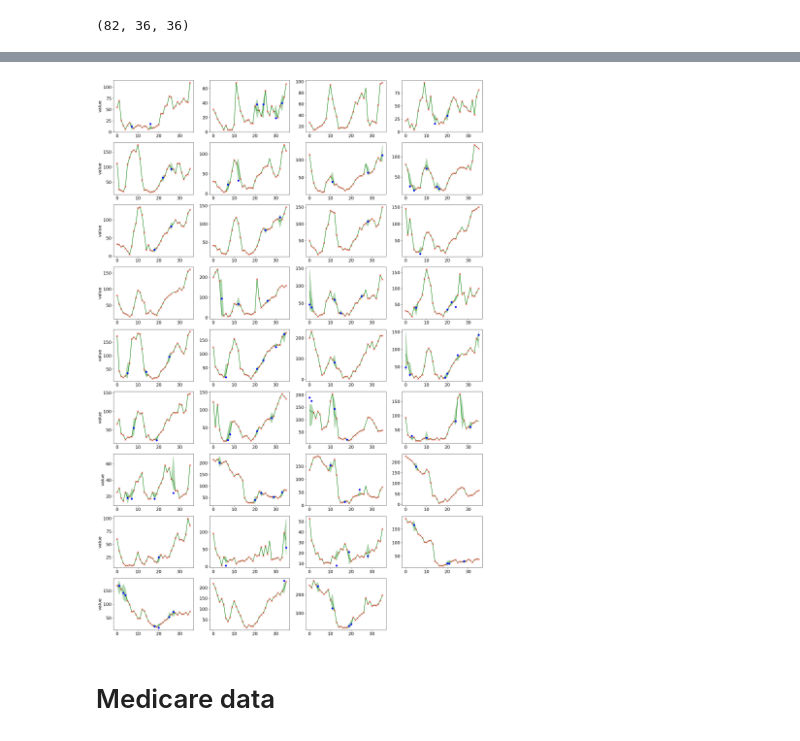
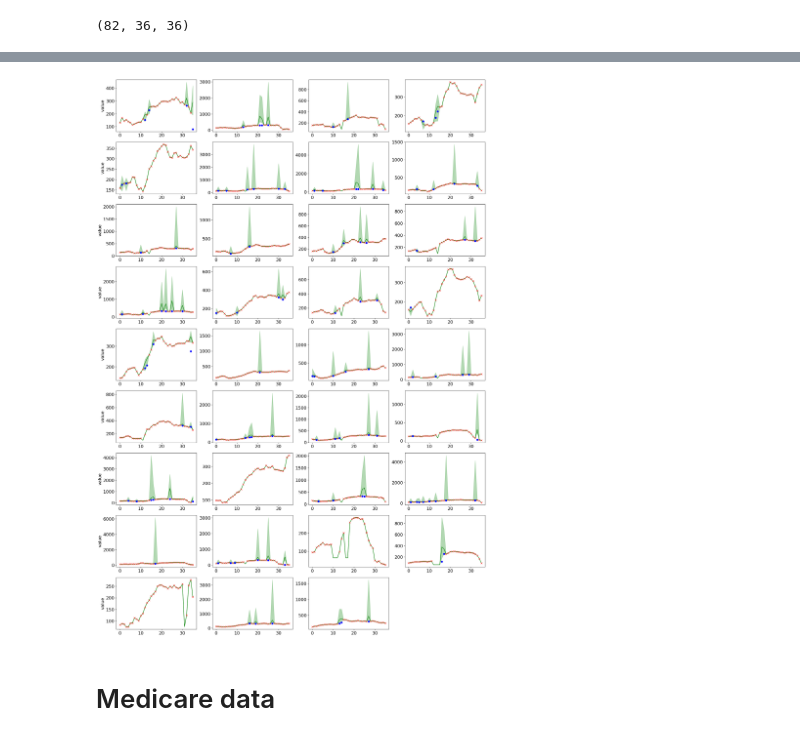
Before and after one commit to F4rbod/CausalDiff, a Jupyter notebook: model_final.ipynb, the cells around one changed output, grey strips where cells are left out. Cells and saved outputs as stored; diff of their text form; code cells hidden in the pictures.

```diff
--- a/model_final.ipynb
+++ b/model_final.ipynb
@@ -1106,14 +1476,17 @@ print(len(data_loader_validation))
 # %%
 diffusion_imputer = diffusion_imputation(emb_dim = 128,
                                          strategy='random',
-                                         num_residual_layers=4,
-                                         missing_prp= 0.1,
+                                         #last_n_time = 1,
+                                         num_residual_layers=1,
+                                         missing_prp= 0.3,
                                          diffusion_steps= 50,
                                          diffusion_beta_schedule= "quadratic",
-                                         num_heads=8,
-                                         ff_dim=1024,
-                                         num_cells = 2,
+                                         num_heads=4,
+                                         kernel_size=(3, 3),
+                                         ff_dim=512,
+                                         num_cells = 1,
                                          dropout=0.0,
+                                         method="rsa_csdi",  # csdi, csdi_moded_transformer, rsa, rsa_moded_transformer, moded_transformer_alone, rsa_csdi, rsa_csdi_moded_transformer
                                          device="cuda")
 
 # data = torch.ones((10,10,10)).to("cuda")
@@ -1142,7 +1511,7 @@ KeyboardInterrupt:
 # %% [markdown]
 # Evaluation for random imputation
 # %%
-diffusion_imputer = torch.load("/work/postresearch/Shared/Projects/Farbod/diffusion_imputer_27.pt")
+#diffusion_imputer = torch.load("/work/postresearch/Shared/Projects/Farbod/diffusion_imputer_27.pt")
 # %%
 num_batch_test = 82
 data_loaders = get_dataloader(num_batch_test, "cuda")
@@ -1155,10 +1524,14 @@ prp = 0.1
 
 for i, batch in enumerate(data_loader_test):
     test_data = batch["observed_data"]
+    observed_mask = batch["observed_mask"]
 
-imputation_mask = torch.zeros_like(test_data)
-random_mask = torch.rand_like(test_data)
-imputation_mask[random_mask <= prp] = 1
+# imputation_mask = torch.zeros_like(test_data)
+# random_mask = torch.rand_like(test_data)
+# imputation_mask[random_mask <= prp] = 1
+imputation_mask = diffusion_imputation.get_mask(
+    diffusion_imputer, test_data, "random", missing_prp=0.1)
+imputation_mask = imputation_mask * observed_mask
 
 """imputation_indices = np.arange(test_data.shape[1]-1, int((1-prp)*test_data.shape[1])-1, -1)
 imputation_mask = torch.zeros_like(test_data)
@@ -1176,5 +1549,5 @@ tensor(9679)
 # %%
-sample_number = 100
+sample_number = 20
 samples = []
 for i in range(sample_number):
     samples.append(diffusion_imputer.eval(test_data.to("cuda"), imputation_mask.to("cuda")))
@@ -1272,33 +1638,33 @@ print(CRPS)
 # %%
 L = test_data.shape[1]
 K = test_data.shape[2]
 
 ###airquality###
-dataind = 0 #change to visualize a different sample in the batch
+dataind = 10 #change to visualize a different sample in the batch
 
 plt.rcParams["font.size"] = 16
 fig, axes = plt.subplots(nrows=9, ncols=4,figsize=(24.0, 36.0))
 fig.delaxes(axes[-1][-1])
 
 for k in range(K):
     df = pd.DataFrame({"x":np.arange(0,L), "val":denormed_data[dataind,:,k], "y":eval_points[dataind,:,k]})
     df = df[df.y != 0]
     df2 = pd.DataFrame({"x":np.arange(0,L), "val":denormed_data[dataind,:,k], "y":given_points[dataind,:,k]})
     df2 = df2[df2.y != 0]
     row = k // 4
     col = k % 4
     #axes[row][col].plot(imputation_indices, quantiles_imp[2][dataind, imputation_indices, k], color = 'g', marker='x', linestyle='None')
     axes[row][col].plot(range(0,L), quantiles_imp[2][dataind,:,k], color = 'g',linestyle='solid',label='median')
     axes[row][col].fill_between(range(0,L), quantiles_imp[0][dataind,:,k],quantiles_imp[4][dataind,:,k],
                     color='g', alpha=0.3)
     axes[row][col].plot(df.x,df.val, color = 'b',marker = 'o', linestyle='None')
     axes[row][col].plot(df2.x,df2.val, color = 'r',marker = 'x', linestyle='None')
     if col == 0:
         plt.setp(axes[row, 0], ylabel='value')
     if row == -1:
         plt.setp(axes[-1, col], xlabel='time')
 # %% [output]
-[figure, old version]
+[figure, new version]
 # %% [markdown]
 # Medicare data
 # %%
```
Also changed, not shown: parts of 31 cells of this notebook.
